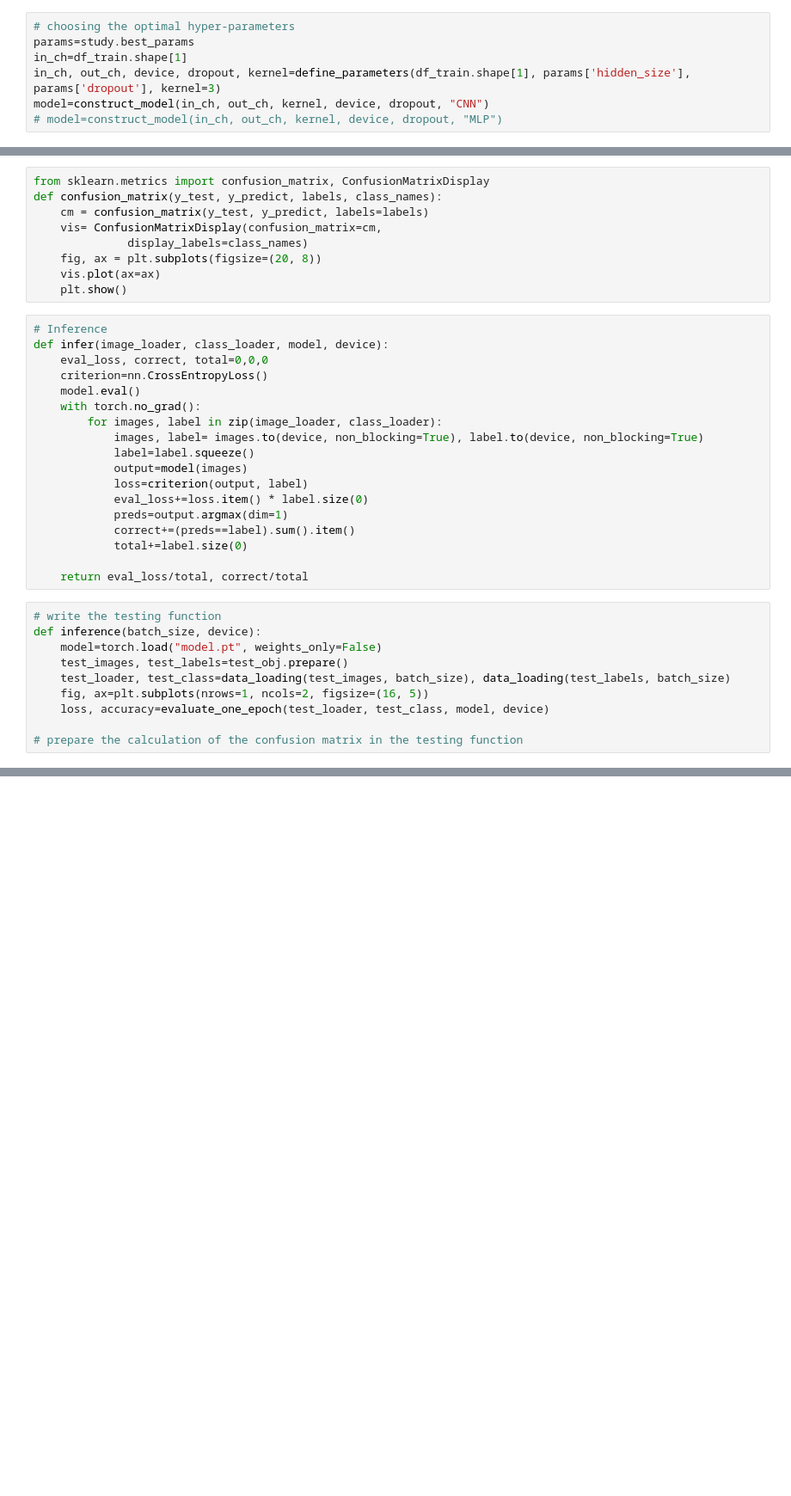
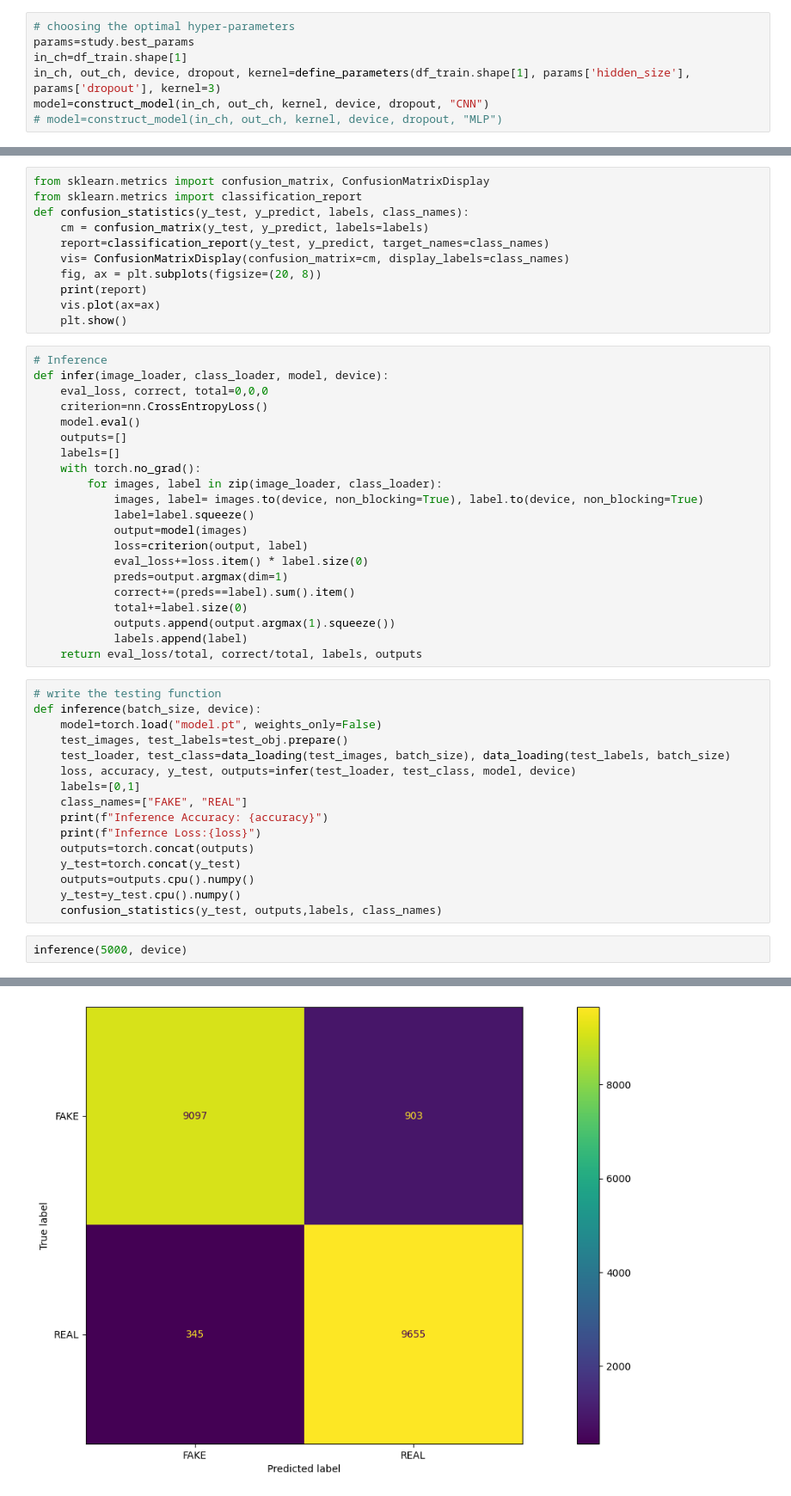
Before and after one commit to 1nuc/image-classification, a Jupyter notebook: run.ipynb, the cells around one changed output, grey strips where cells are left out. Shown at 86% size. Saved outputs shown, nothing was run; the diff lists cells and outputs as text; blank space fills up the shorter version.

```diff
--- a/run.ipynb
+++ b/run.ipynb
@@ -504,10 +508,12 @@ Epoch: 13, Train Loss is: 0.19, Train Accuracy is: 0.93, Validation Loss:0.19, v
 # %%
 from sklearn.metrics import confusion_matrix, ConfusionMatrixDisplay
-def confusion_matrix(y_test, y_predict, labels, class_names):
+from sklearn.metrics import classification_report
+def confusion_statistics(y_test, y_predict, labels, class_names):
     cm = confusion_matrix(y_test, y_predict, labels=labels)
-    vis= ConfusionMatrixDisplay(confusion_matrix=cm,
-              display_labels=class_names)
+    report=classification_report(y_test, y_predict, target_names=class_names)
+    vis= ConfusionMatrixDisplay(confusion_matrix=cm, display_labels=class_names)
     fig, ax = plt.subplots(figsize=(20, 8))
+    print(report)
     vis.plot(ax=ax)
     plt.show()
 # %%
@@ -516,6 +522,8 @@ def infer(image_loader, class_loader, model, device):
     eval_loss, correct, total=0,0,0
     criterion=nn.CrossEntropyLoss()
     model.eval()
+    outputs=[]
+    labels=[]
     with torch.no_grad():
         for images, label in zip(image_loader, class_loader):
             images, label= images.to(device, non_blocking=True), label.to(device, non_blocking=True)
@@ -526,15 +534,25 @@ def infer(image_loader, class_loader, model, device):
             preds=output.argmax(dim=1)
             correct+=(preds==label).sum().item()
             total+=label.size(0)
-
-    return eval_loss/total, correct/total
+            outputs.append(output.argmax(1).squeeze())
+            labels.append(label)
+    return eval_loss/total, correct/total, labels, outputs
 # %%
 # write the testing function
 def inference(batch_size, device):
     model=torch.load("model.pt", weights_only=False)
     test_images, test_labels=test_obj.prepare()
     test_loader, test_class=data_loading(test_images, batch_size), data_loading(test_labels, batch_size)
-    fig, ax=plt.subplots(nrows=1, ncols=2, figsize=(16, 5))
-    loss, accuracy=evaluate_one_epoch(test_loader, test_class, model, device)
-
-# prepare the calculation of the confusion matrix in the testing function
+    loss, accuracy, y_test, outputs=infer(test_loader, test_class, model, device)
+    labels=[0,1]
+    class_names=["FAKE", "REAL"]
+    print(f"Inference Accuracy: {accuracy}")
+    print(f"Infernce Loss:{loss}")
+    outputs=torch.concat(outputs)
+    y_test=torch.concat(y_test)
+    outputs=outputs.cpu().numpy()
+    y_test=y_test.cpu().numpy()
+    confusion_statistics(y_test, outputs,labels, class_names)
+# %%
+inference(5000, device)
+# %% [output]
@@ -540,0 +569 @@ def inference(batch_size, device):
+[figure, added]
```
Also changed, not shown: parts of 2 cells of this notebook, 1 other file.
